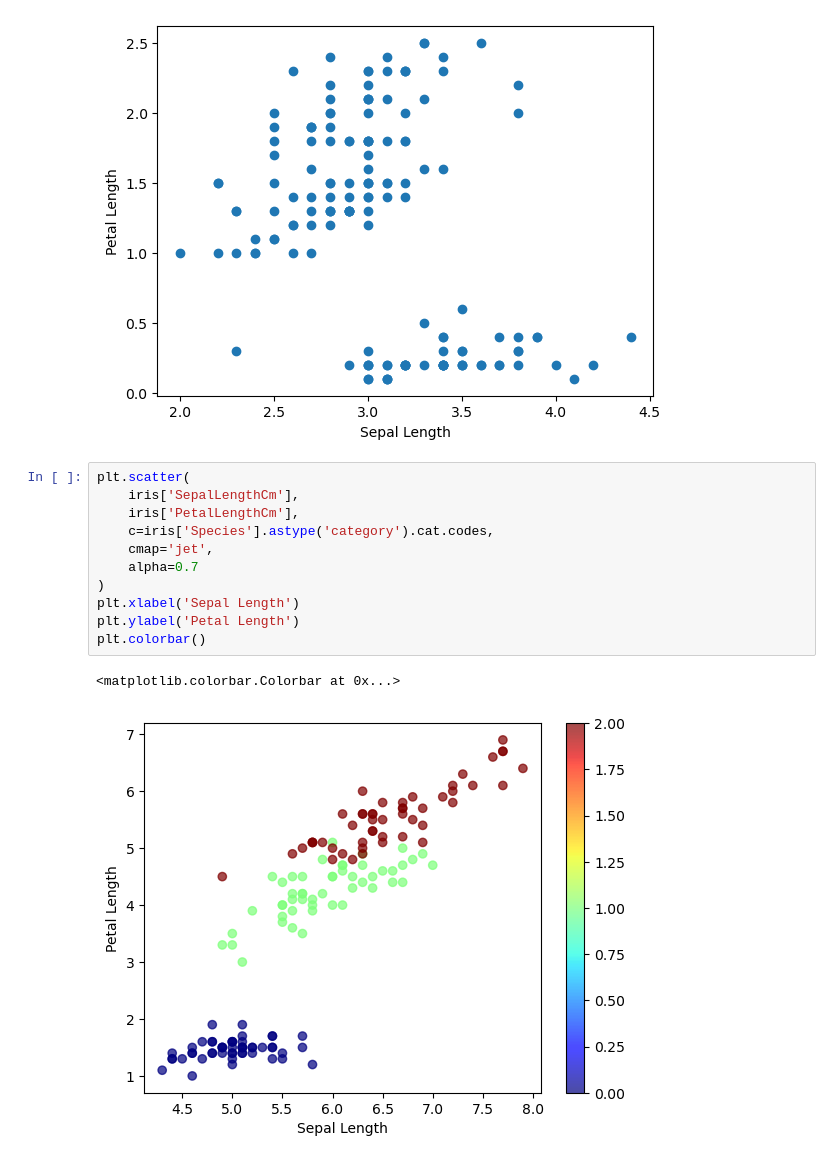
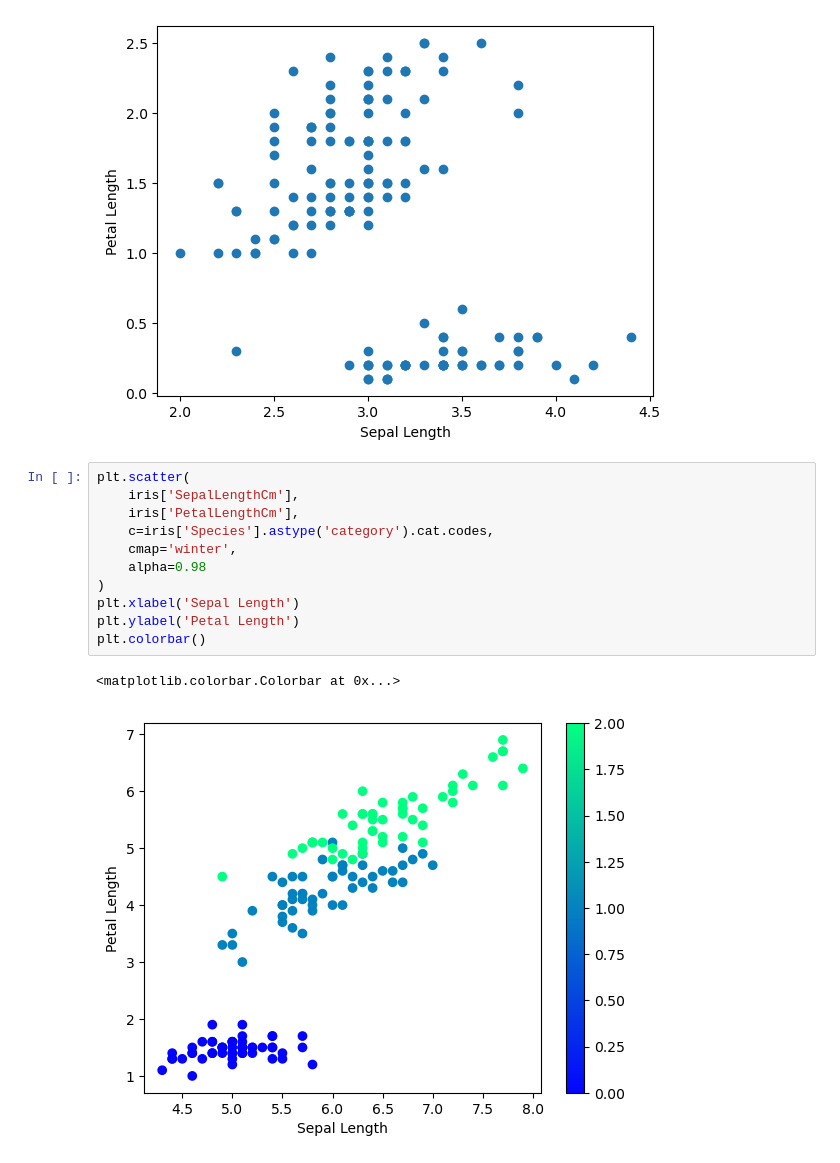
Before and after one commit to rakeshtunasahu/All-about-Python-basic-OOPs-libraries-, a Jupyter notebook: Advanced_matplotlib/colored_scatterplots.ipynb, the cells around one changed output. Cells and saved outputs as stored; diff of their text form.

```diff
--- a/Advanced_matplotlib/colored_scatterplots.ipynb
+++ b/Advanced_matplotlib/colored_scatterplots.ipynb
@@ -40,14 +40,14 @@ Text(0, 0.5, 'Petal Length')
 # %%
 plt.scatter(
     iris['SepalLengthCm'],
     iris['PetalLengthCm'],
     c=iris['Species'].astype('category').cat.codes,
-    cmap='jet',
-    alpha=0.7
+    cmap='winter',
+    alpha=0.98
 )
 plt.xlabel('Sepal Length')
 plt.ylabel('Petal Length')
 plt.colorbar()
 # %% [output]
 <matplotlib.colorbar.Colorbar at 0x...>
-[figure, old version]
+[figure, new version]
```
